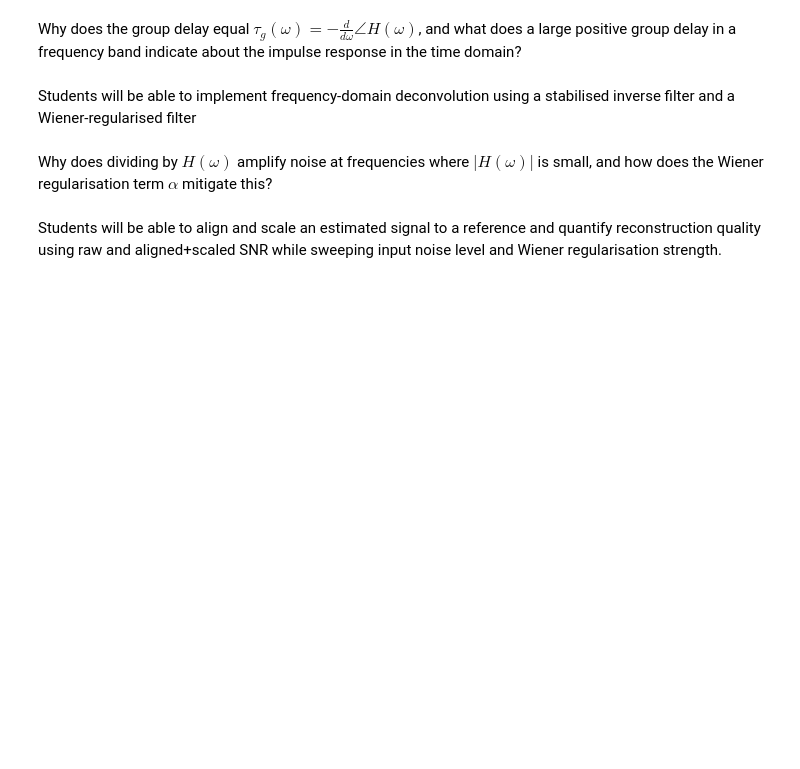
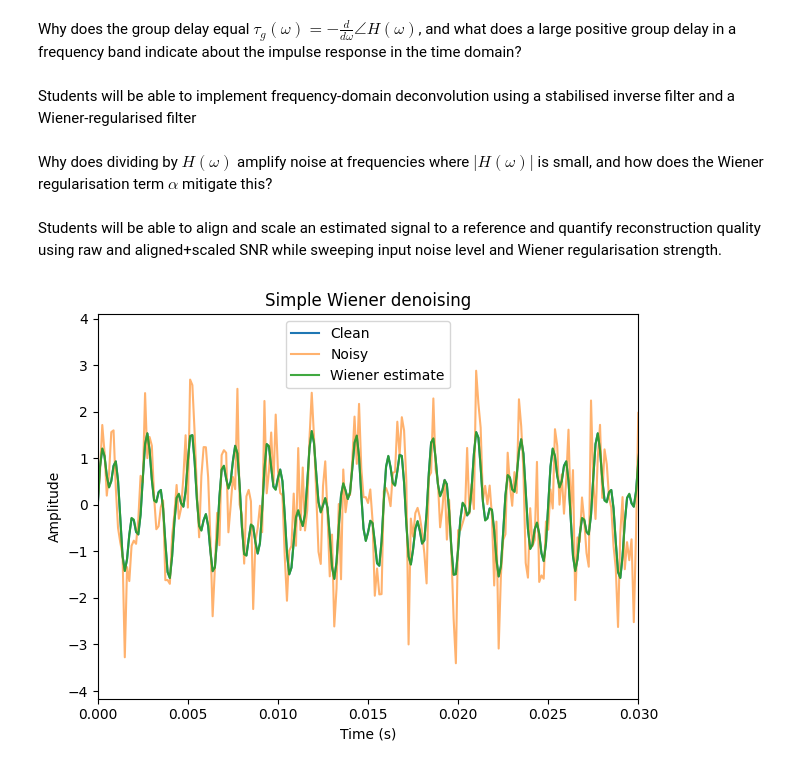
Before and after one commit to ecs-vlc/AICE2009, a Jupyter notebook: Lab 5/lab5_boilercode.ipynb, the cells around one changed output. Saved outputs shown, nothing was run; the diff lists cells and outputs as text; code cells hidden in the pictures; blank space fills up the shorter version.

```diff
--- a/Lab 5/lab5_boilercode.ipynb
+++ b/Lab 5/lab5_boilercode.ipynb
@@ -1093,3 +1023,93 @@ plot_inverse_vs_wiener_gains(
 # 3. What happens when `alpha_rel` is too small?
 # 4. What happens when `alpha_rel` is too large?
 # 5. Why does the Wiener gain avoid the very large peaks of the naive inverse gain?
+# %%
+
+import numpy as np
+# This section demonstrates the basic Wiener gain:
+#
+#     W[k] = Sx[k] / (Sx[k] + Sn[k])
+#
+# This is different from Wiener deconvolution.
+
+# Here we are not trying to undo a room response H[k].
+# We are only trying to suppress noise in frequency bins where noise dominates.
+
+
+
+# Create a synthetic clean signal
+fs_demo = 8000
+dur_demo = 1.0
+t_demo = np.arange(int(fs_demo * dur_demo)) / fs_demo
+
+# Clean signal: two sinusoids
+x_clean = (
+    np.sin(2 * np.pi * 440 * t_demo)
+    + 0.6 * np.sin(2 * np.pi * 1200 * t_demo)
+)
+
+# Add white Gaussian noise
+rng = np.random.default_rng(0)
+noise_std = 0.8
+noise = rng.normal(0.0, noise_std, size=x_clean.shape)
+y_noisy = x_clean + noise
+
+# FFT
+N = len(x_clean)
+X = np.fft.rfft(x_clean)
+Y = np.fft.rfft(y_noisy)
+f = np.fft.rfftfreq(N, d=1 / fs_demo)
+
+# In real problems, Sx and Sn are usually unknown and must be estimated.
+Sx = np.abs(X) ** 2
+Sn = N * noise_std**2 * np.ones_like(Sx)
+
+# Wiener denoising gain
+W = Sx / (Sx + Sn)
+
+# Apply Wiener gain to noisy spectrum
+Xhat = W * Y
+x_hat = np.fft.irfft(Xhat, n=N)
+
+# Plot time-domain signals
+
+plt.figure()
+plt.plot(t_demo, x_clean, label="Clean")
+plt.plot(t_demo, y_noisy, label="Noisy", alpha=0.6)
+plt.plot(t_demo, x_hat, label="Wiener estimate", alpha=0.9)
+plt.xlim(0, 0.03)
+plt.xlabel("Time (s)")
+plt.ylabel("Amplitude")
+plt.title("Simple Wiener denoising")
+plt.legend()
+plt.tight_layout()
+plt.show()
+
+# %%
+# Plot magnitude spectra
+
+plt.figure()
+plt.plot(f, 20*np.log10(np.abs(Y) + 1e-12), label="Noisy spectrum")
+plt.plot(f, 20*np.log10(np.abs(Xhat) + 1e-12), label="After Wiener gain")
+plt.xlim(0, 2000)
+plt.xlabel("Frequency (Hz)")
+plt.ylabel("Magnitude (dB)")
+plt.title("Spectrum before and after Wiener denoising")
+plt.legend()
+plt.tight_layout()
+plt.show()
+
+
+# Plot Wiener gain
+
+plt.figure()
+plt.plot(f, W)
+plt.xlim(0, 2000)
+plt.ylim(-0.05, 1.05)
+plt.xlabel("Frequency (Hz)")
+plt.ylabel("Wiener gain")
+plt.title("Wiener gain: keeps strong signal bins, attenuates noisy bins")
+plt.tight_layout()
+plt.show()
+# %% [output]
+[figure, added]
```
Also changed, not shown: parts of 3 cells of this notebook, 1 other file.
